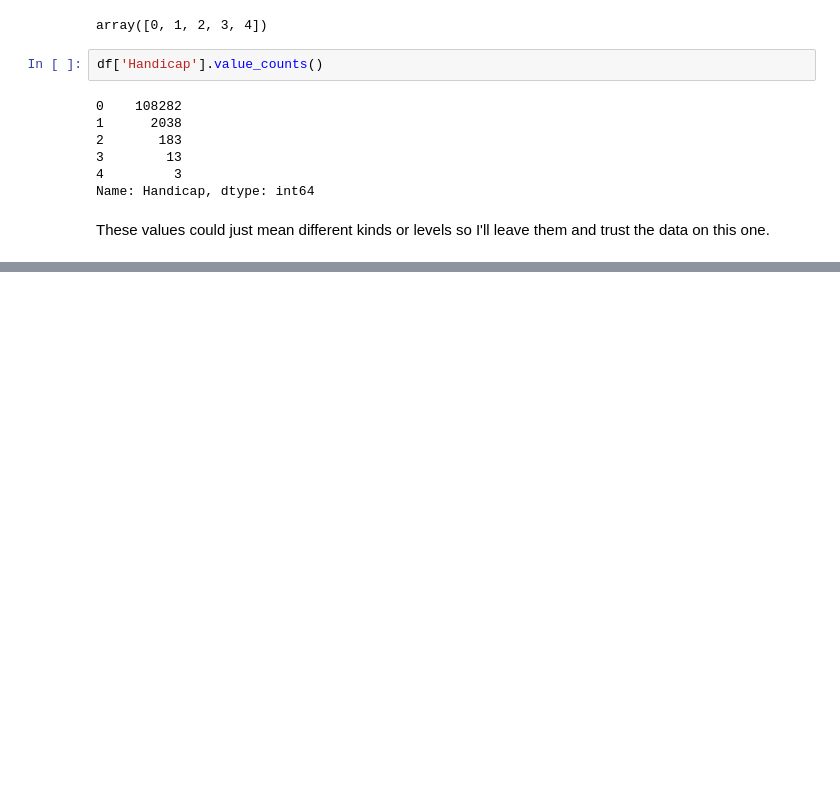
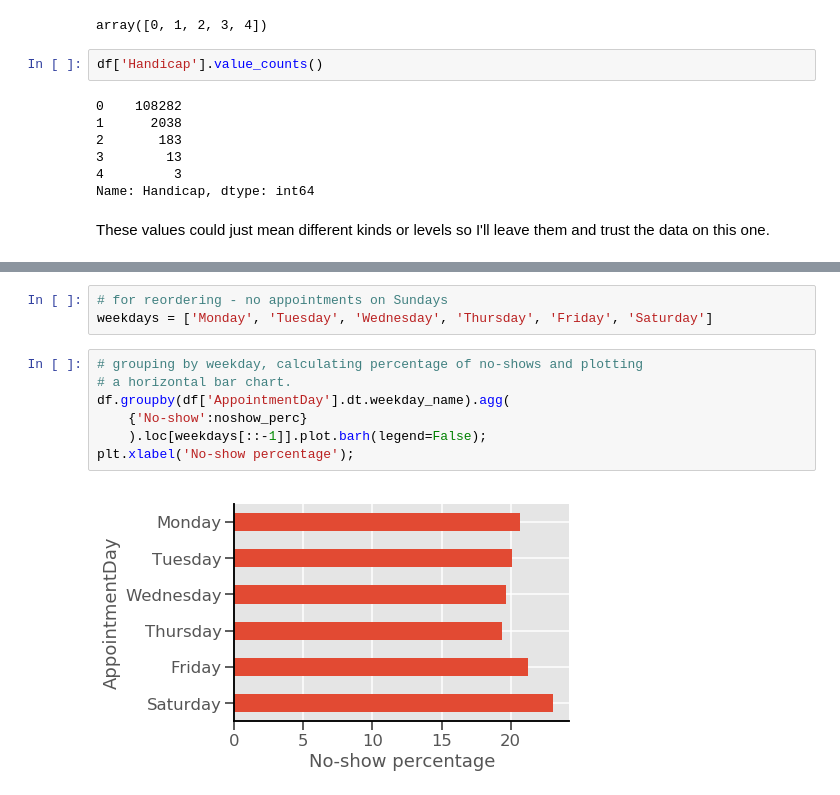
Before and after one commit to modw/medical-appointment-noshow, a Jupyter notebook: EDA and classification.ipynb, the cells around one changed output, grey strips where cells are left out. Saved outputs shown, nothing was run; the diff lists cells and outputs as text; blank space fills up the shorter version.

```diff
--- a/EDA and classification.ipynb
+++ b/EDA and classification.ipynb
@@ -161,0 +218,12 @@ These values could just mean different kinds or levels so I'll leave them and tr
+# %%
+# for reordering - no appointments on Sundays
+weekdays = ['Monday', 'Tuesday', 'Wednesday', 'Thursday', 'Friday', 'Saturday']
+# %%
+# grouping by weekday, calculating percentage of no-shows and plotting
+# a horizontal bar chart.
+df.groupby(df['AppointmentDay'].dt.weekday_name).agg(
+    {'No-show':noshow_perc}
+    ).loc[weekdays[::-1]].plot.barh(legend=False);
+plt.xlabel('No-show percentage');
+# %% [output]
+[figure, added]
```
Also changed, not shown: parts of 33 cells of this notebook.
